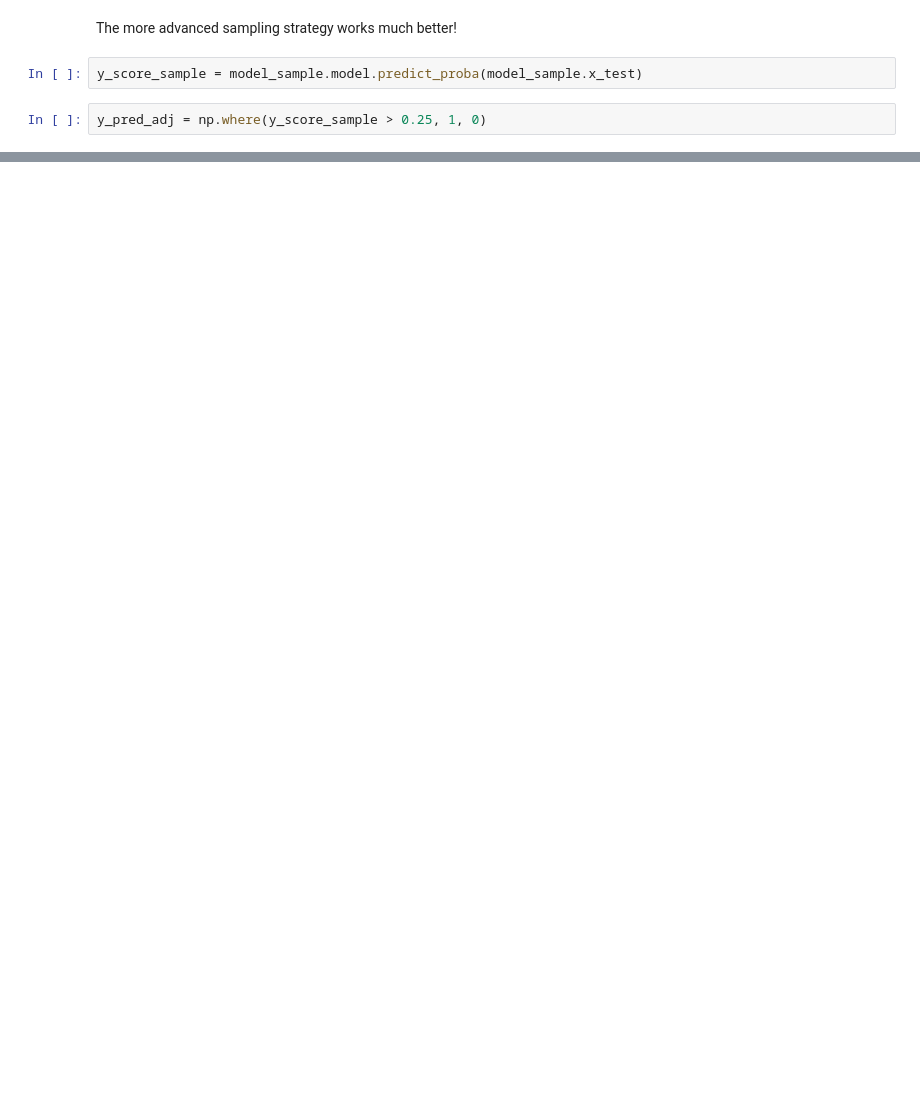
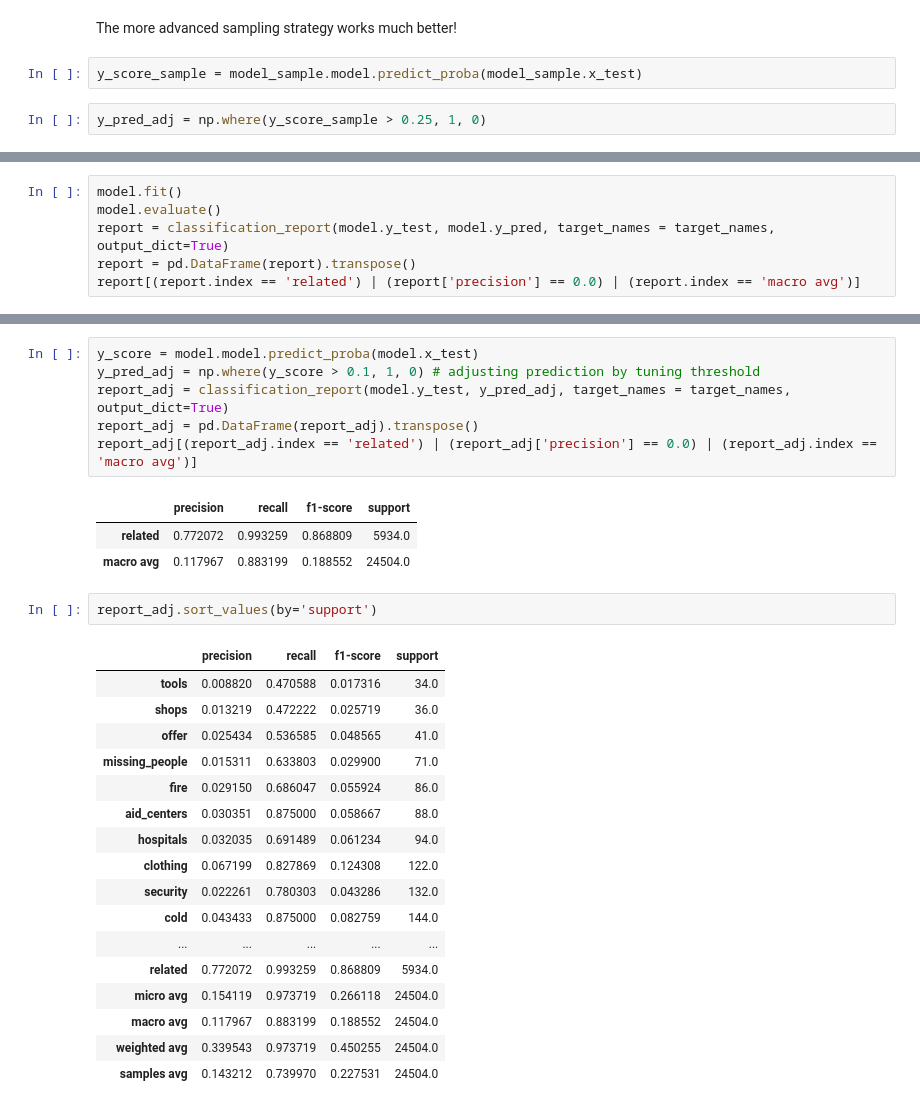
Before and after one commit to suebatista/Disaster-Response-Pipeline-Udacity, a Jupyter notebook: ML Pipeline Preparation.ipynb, the cells around one changed output, grey strips where cells are left out. Cells and saved outputs as stored; diff of their text form; blank space fills up the shorter version.

```diff
--- a/ML Pipeline Preparation.ipynb
+++ b/ML Pipeline Preparation.ipynb
@@ -322,0 +325,6 @@ report_sample_adj.sort_values(by = ['support', 'f1-score'])
+# %%
+model.fit()
+model.evaluate()
+report = classification_report(model.y_test, model.y_pred, target_names = target_names, output_dict=True)
+report = pd.DataFrame(report).transpose()
+report[(report.index == 'related') | (report['precision'] == 0.0) | (report.index == 'macro avg')]
@@ -322,0 +343,30 @@ report_sample_adj.sort_values(by = ['support', 'f1-score'])
+# %%
+y_score = model.model.predict_proba(model.x_test)
+y_pred_adj = np.where(y_score > 0.1, 1, 0) # adjusting prediction by tuning threshold
+report_adj = classification_report(model.y_test, y_pred_adj, target_names = target_names, output_dict=True)
+report_adj = pd.DataFrame(report_adj).transpose()
+report_adj[(report_adj.index == 'related') | (report_adj['precision'] == 0.0) | (report_adj.index == 'macro avg')]
+# %% [output]
+|  | precision | recall | f1-score | support |
+| related | 0.772072 | 0.993259 | 0.868809 | 5934.0 |
+| macro avg | 0.117967 | 0.883199 | 0.188552 | 24504.0 |
+# %%
+report_adj.sort_values(by='support')
+# %% [output]
+|  | precision | recall | f1-score | support |
+| tools | 0.008820 | 0.470588 | 0.017316 | 34.0 |
+| shops | 0.013219 | 0.472222 | 0.025719 | 36.0 |
+| offer | 0.025434 | 0.536585 | 0.048565 | 41.0 |
+| missing_people | 0.015311 | 0.633803 | 0.029900 | 71.0 |
+| fire | 0.029150 | 0.686047 | 0.055924 | 86.0 |
+| aid_centers | 0.030351 | 0.875000 | 0.058667 | 88.0 |
+| hospitals | 0.032035 | 0.691489 | 0.061234 | 94.0 |
+| clothing | 0.067199 | 0.827869 | 0.124308 | 122.0 |
+| security | 0.022261 | 0.780303 | 0.043286 | 132.0 |
+| cold | 0.043433 | 0.875000 | 0.082759 | 144.0 |
+| ... | ... | ... | ... | ... |
+| related | 0.772072 | 0.993259 | 0.868809 | 5934.0 |
+| micro avg | 0.154119 | 0.973719 | 0.266118 | 24504.0 |
+| macro avg | 0.117967 | 0.883199 | 0.188552 | 24504.0 |
+| weighted avg | 0.339543 | 0.973719 | 0.450255 | 24504.0 |
+| samples avg | 0.143212 | 0.739970 | 0.227531 | 24504.0 |
```
Also changed, not shown: parts of 27 cells of this notebook, 1 other file.
